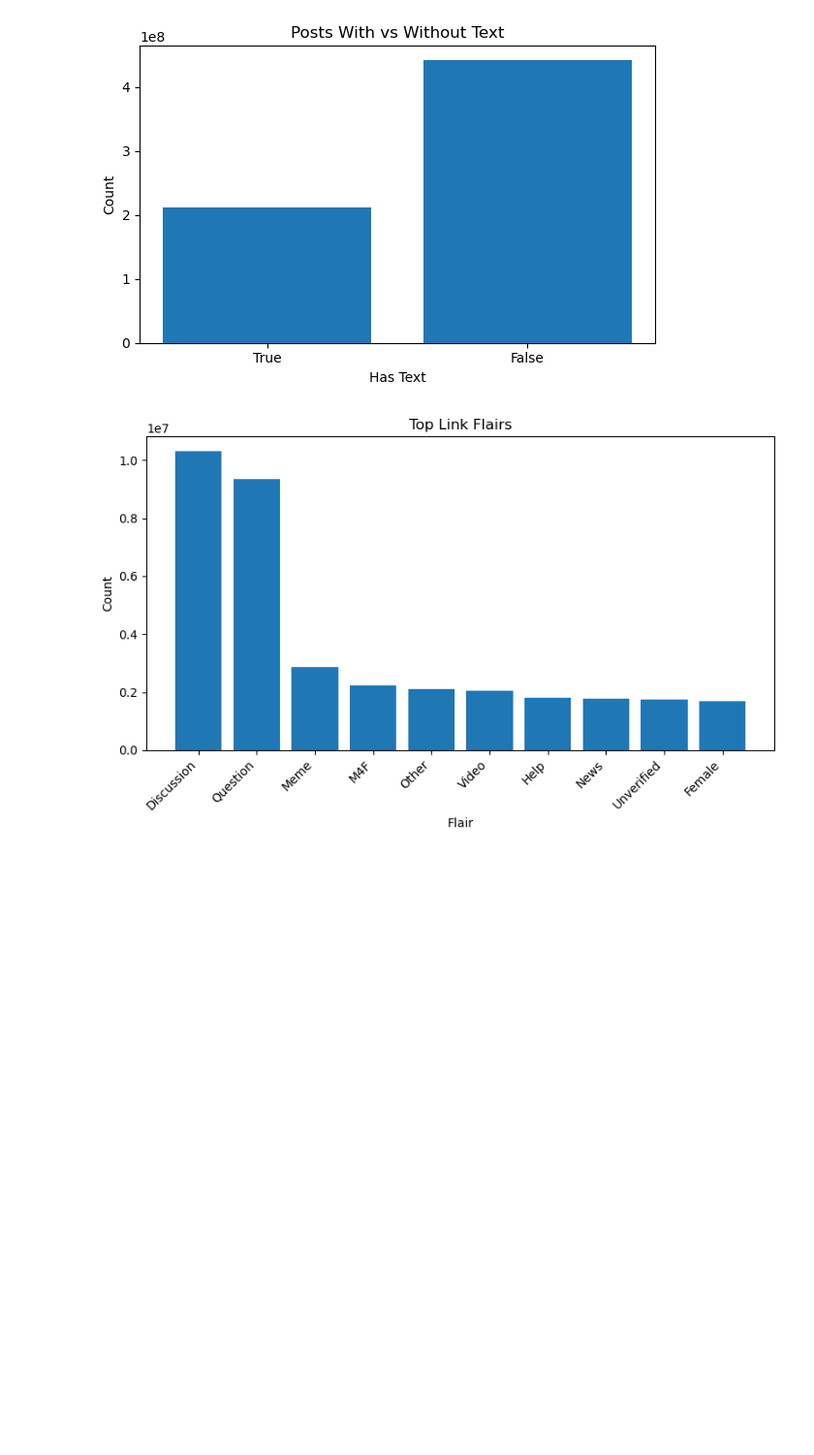
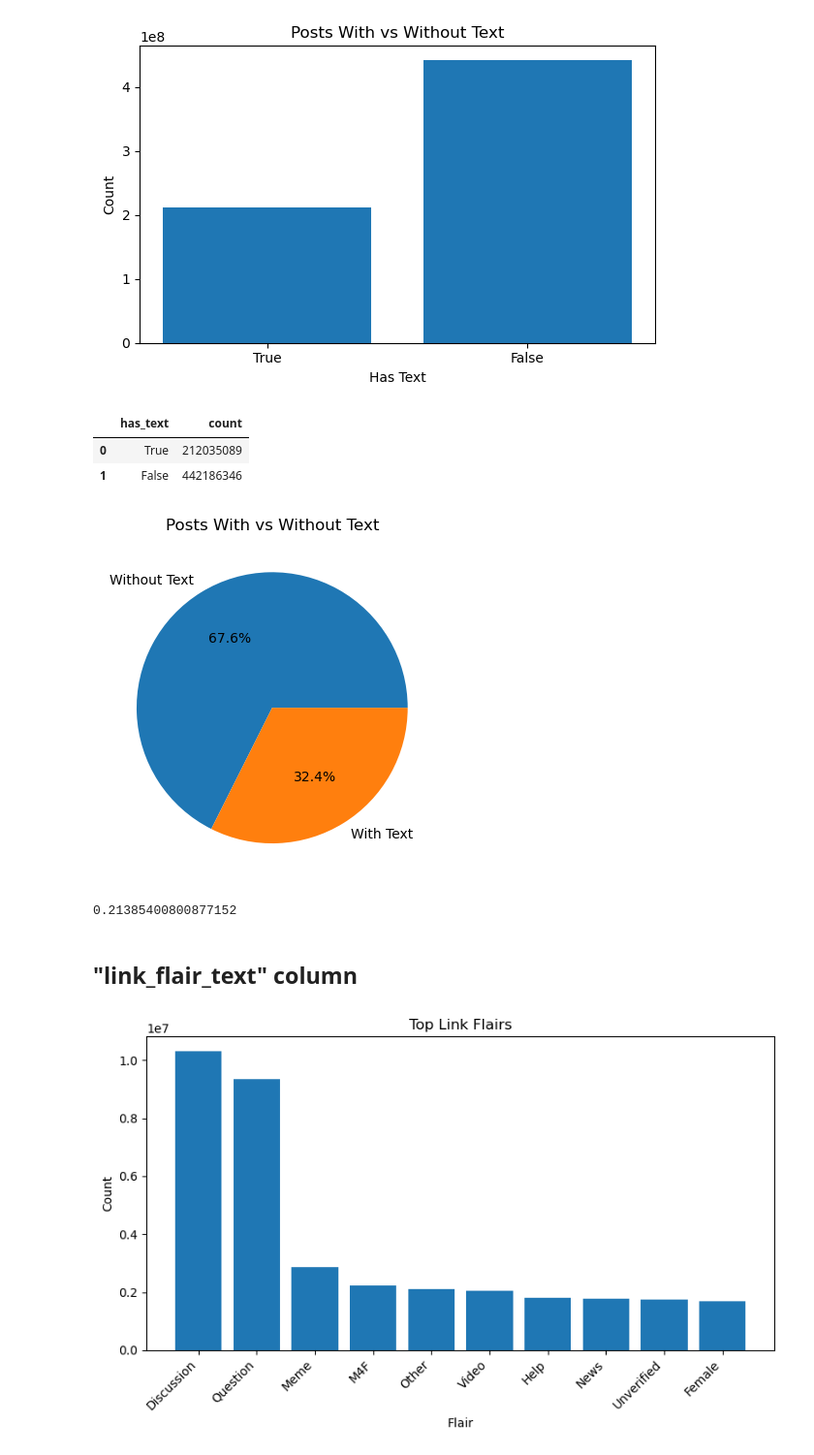
Before and after one commit to gkao25/dsc-232r-project, a Jupyter notebook: EDA.ipynb, the cells around one changed output. Shown at 97% size. Saved outputs shown, nothing was run; the diff lists cells and outputs as text; code cells hidden in the pictures; blank space fills up the shorter version.

```diff
--- a/EDA.ipynb
+++ b/EDA.ipynb
@@ -193,6 +220,32 @@ plt.tight_layout()
 plt.show()
 # %% [output]
 [figure]
+# %%
+text_pd
+# %% [output]
+|  | has_text | count |
+| 0 | True | 212035089 |
+| 1 | False | 442186346 |
+# %%
+# pie chart
+plt.figure(figsize=(6,4))
+sizes = list(text_pd['count'] / text_pd['count'].sum())[::-1]
+plt.pie(sizes, labels=['Without Text', 'With Text'], autopct='%1.1f%%')
+plt.title("Posts With vs Without Text")
+plt.tight_layout()
+plt.savefig("text_presence_pie.png", bbox_inches="tight")
+plt.show()
+# %% [output]
+[figure, added]
+# %%
+# proportion of dataset with and under 18 -> subset that we will keep
+filtered_df = df.filter(col("self_text").isNotNull() & (col("self_text") != "") & (col("self_text") != "[removed]") & (col("over_18") == False))
+filtered_n = filtered_df.count()
+filtered_n / total_n
+# %% [output]
+0.21385400800877152
+# %% [markdown]
+## "link_flair_text" column
 # %%
 # filter out null flairs first
 df_flair = df.filter(col("link_flair_text").isNotNull())
```
Also changed, not shown: parts of 12 cells of this notebook, 3 other files.
